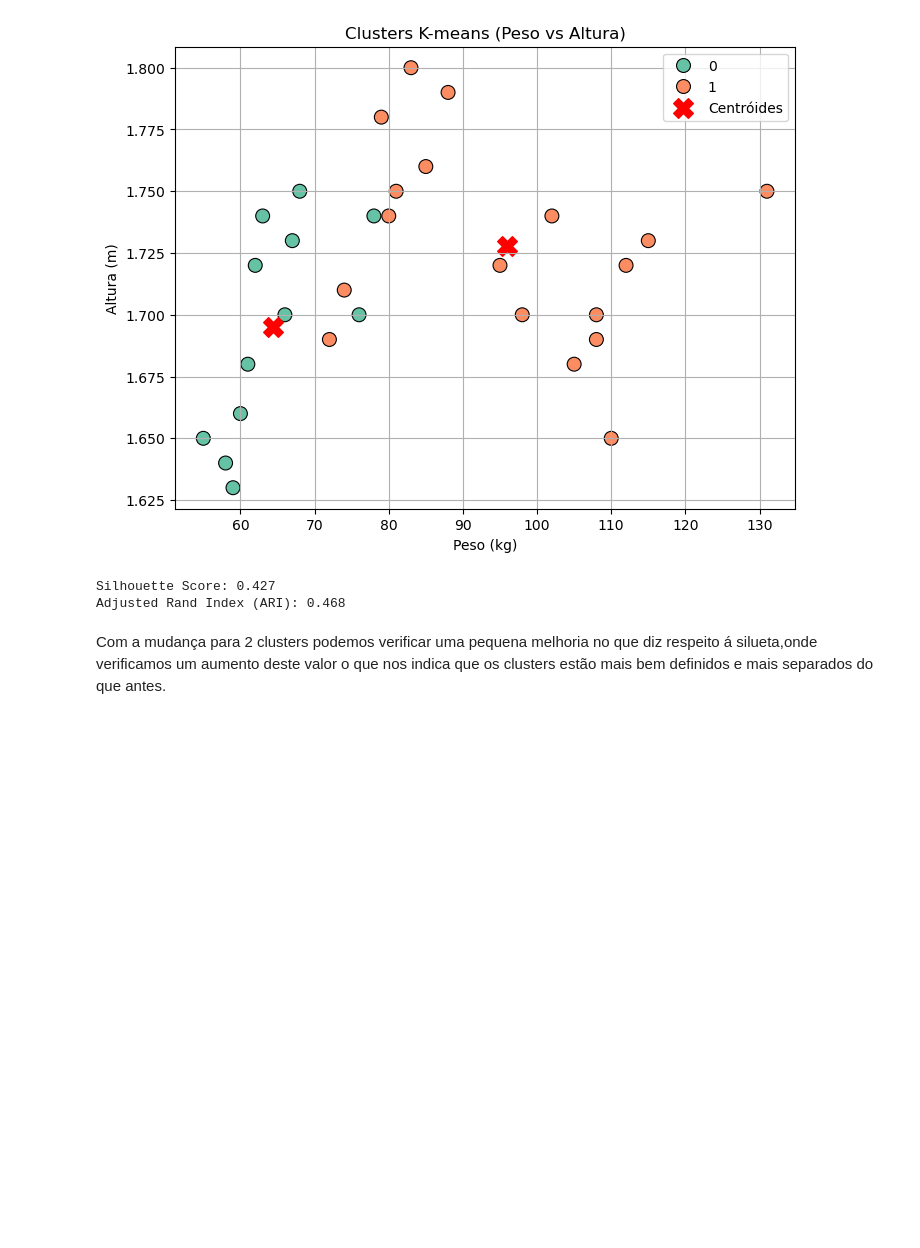
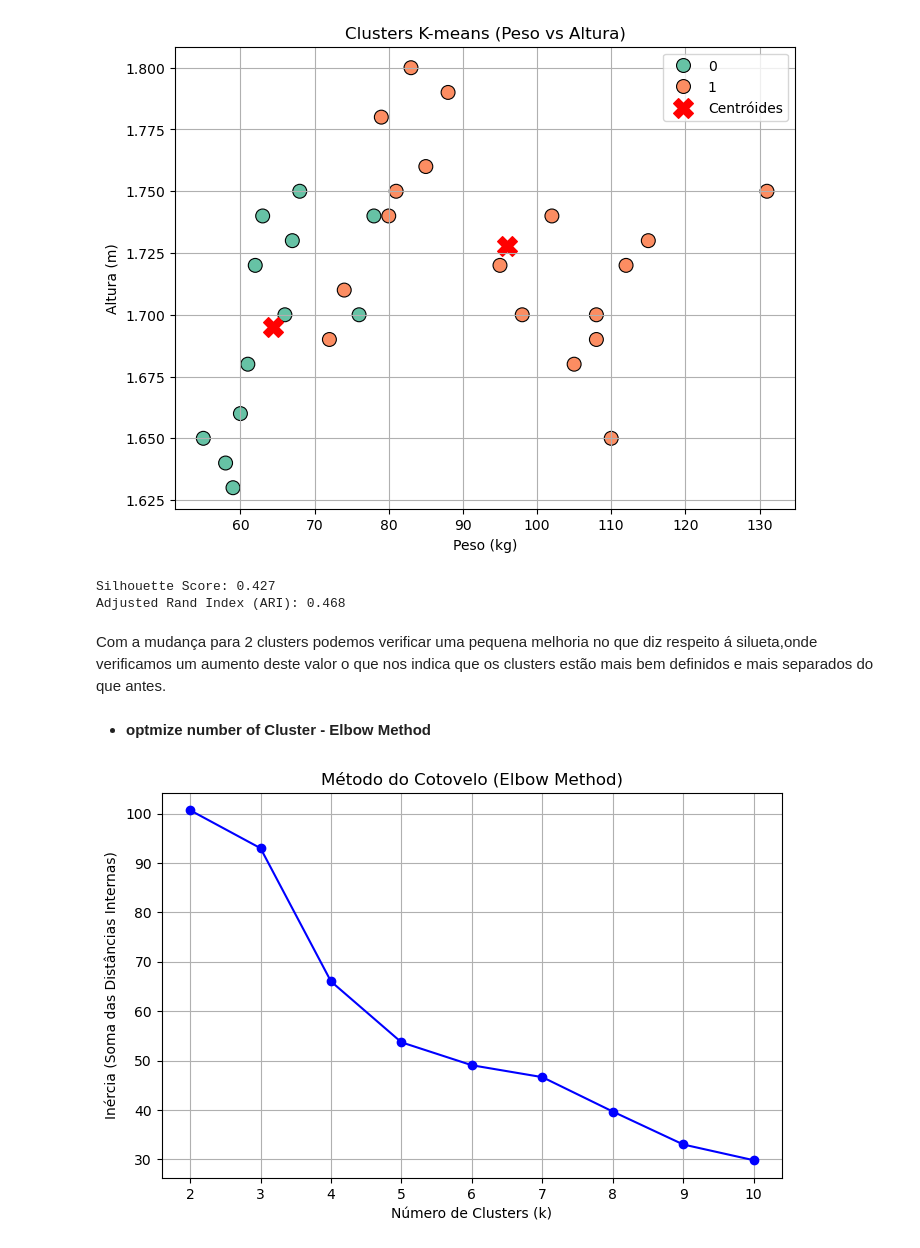
Before and after one commit to Rodrigo-Pinto22/Cluster-Analysis-Obesity-Level, a Jupyter notebook: Cluster_Analysis_Simu.ipynb, the cells around one changed output. Drawn from its saved outputs; the diff is of its cells as text; code cells hidden in the pictures; blank space fills up the shorter version.

```diff
--- a/Cluster_Analysis_Simu.ipynb
+++ b/Cluster_Analysis_Simu.ipynb
@@ -928,3 +923,27 @@ Silhouette Score: 0.427
 Adjusted Rand Index (ARI): 0.468
 # %% [markdown]
 Com a mudança para 2 clusters podemos verificar uma pequena melhoria no que diz respeito á silueta,onde verificamos um  aumento deste valor o que nos indica que os clusters estão mais bem definidos e mais separados do que antes.
+# %% [markdown]
+* <b> optmize number of Cluster - Elbow Method
+# %%
+from sklearn.cluster import KMeans
+import matplotlib.pyplot as plt
+
+# Lista para armazenar a inércia (soma das distâncias dentro dos clusters)
+inertias = []
+k_values = range(2, 11)  # Vamos testar k = 2 até 10
+
+for k in k_values:
+    kmeans = KMeans(n_clusters=k, random_state=42)
+    kmeans.fit(X_scaled)
+    inertias.append(kmeans.inertia_)
+
+plt.figure(figsize=(8, 5))
+plt.plot(k_values, inertias, 'o-', color='blue')
+plt.title('Método do Cotovelo (Elbow Method)')
+plt.xlabel('Número de Clusters (k)')
+plt.ylabel('Inércia (Soma das Distâncias Internas)')
+plt.grid(True)
+plt.show()
+# %% [output]
+[figure, added]
```
Also changed, not shown: parts of 3 cells of this notebook.
